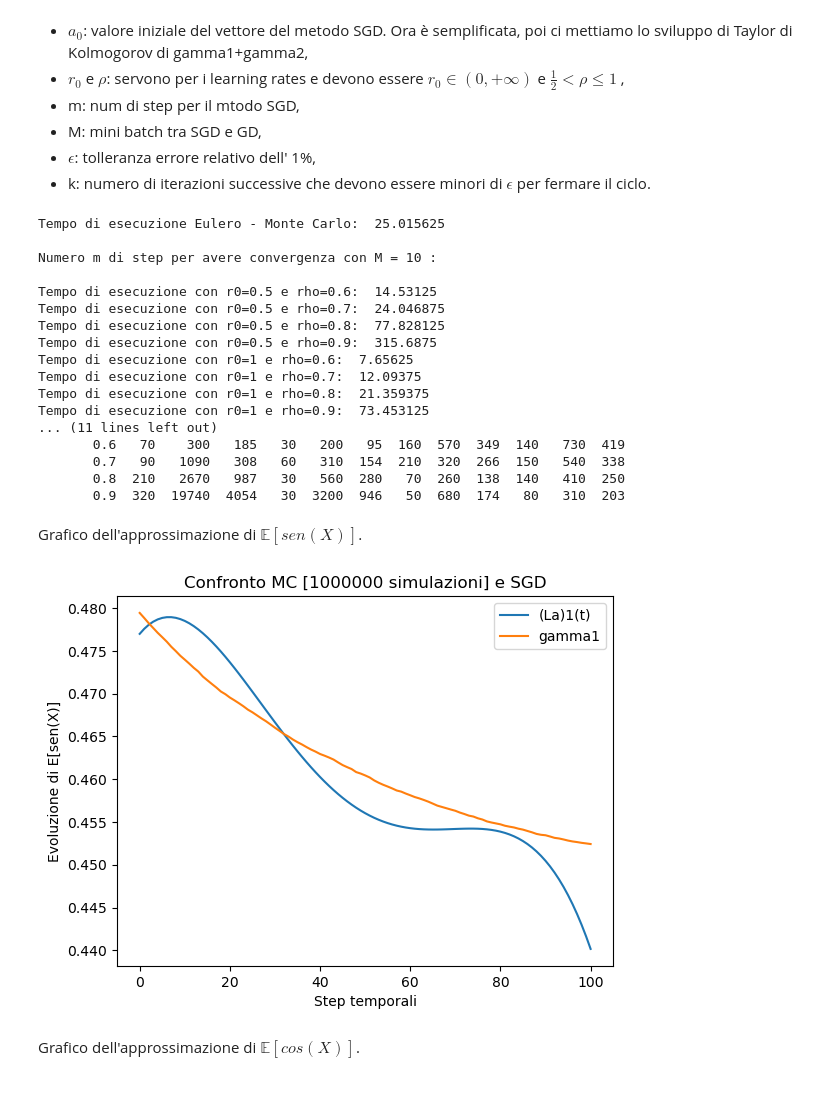
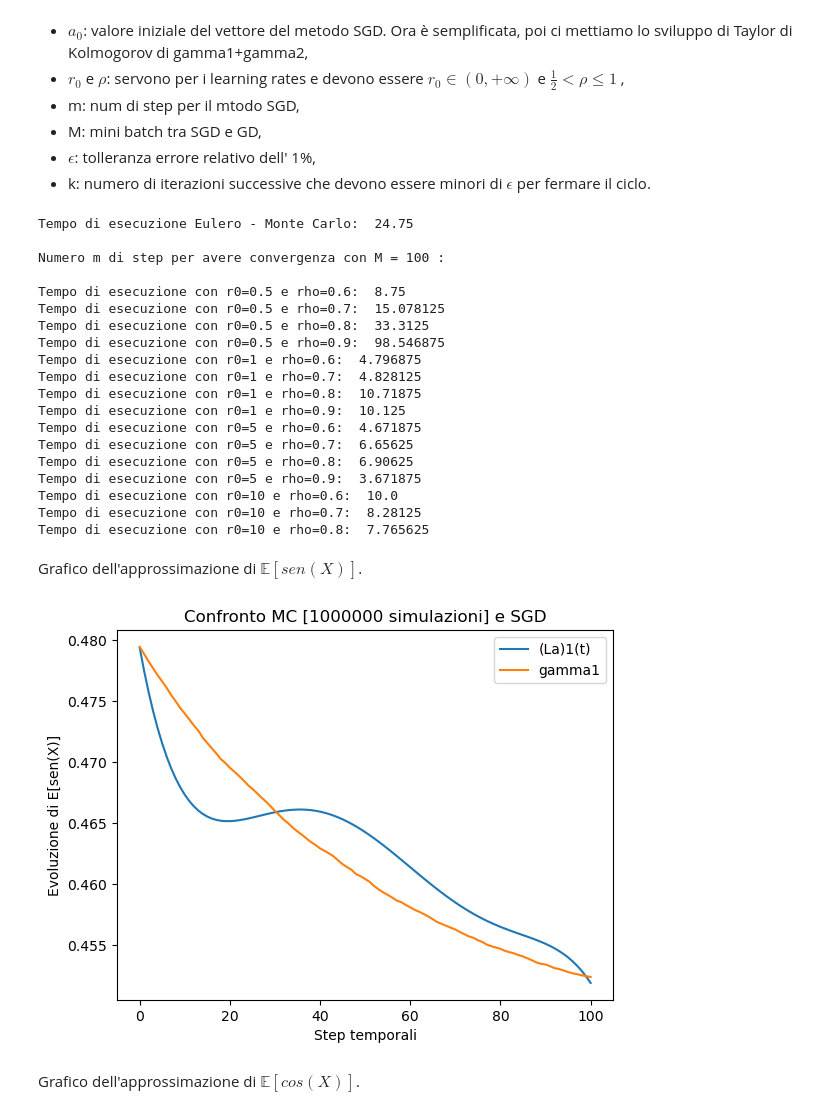
Before and after one commit to amatoandre/TESI, a Jupyter notebook: test_SGD.ipynb, the cells around one changed output. Drawn from its saved outputs; the diff is of its cells as text; code cells hidden in the pictures.

```diff
--- a/test_SGD.ipynb
+++ b/test_SGD.ipynb
@@ -241,7 +241,7 @@ if __name__ == "__main__":
     rho = [0.6, 0.7, 0.8, 0.9]
     eps = 0.01
     p = 10
-    M = 10 # 1, 10, 100, 1000, 10000
+    M = 100 # 1, 10, 100, 1000, 10000
     tipo = 'lagrange'
 
 
@@ -297,37 +297,39 @@ if __name__ == "__main__":
     print(" ")
     print(" ")
 # %% [output]
-Tempo di esecuzione Eulero - Monte Carlo:  25.015625
+Tempo di esecuzione Eulero - Monte Carlo:  24.75
 
-Numero m di step per avere convergenza con M = 10 :
+Numero m di step per avere convergenza con M = 100 :
 
-Tempo di esecuzione con r0=0.5 e rho=0.6:  14.53125
-Tempo di esecuzione con r0=0.5 e rho=0.7:  24.046875
-Tempo di esecuzione con r0=0.5 e rho=0.8:  77.828125
-Tempo di esecuzione con r0=0.5 e rho=0.9:  315.6875
-Tempo di esecuzione con r0=1 e rho=0.6:  7.65625
-Tempo di esecuzione con r0=1 e rho=0.7:  12.09375
-Tempo di esecuzione con r0=1 e rho=0.8:  21.359375
-Tempo di esecuzione con r0=1 e rho=0.9:  73.453125
-... (11 lines left out)
-       0.6   70    300   185   30   200   95  160  570  349  140   730  419
-       0.7   90   1090   308   60   310  154  210  320  266  150   540  338
-       0.8  210   2670   987   30   560  280   70  260  138  140   410  250
-       0.9  320  19740  4054   30  3200  946   50  680  174   80   310  203
+Tempo di esecuzione con r0=0.5 e rho=0.6:  8.75
+Tempo di esecuzione con r0=0.5 e rho=0.7:  15.078125
+Tempo di esecuzione con r0=0.5 e rho=0.8:  33.3125
+Tempo di esecuzione con r0=0.5 e rho=0.9:  98.546875
+Tempo di esecuzione con r0=1 e rho=0.6:  4.796875
+Tempo di esecuzione con r0=1 e rho=0.7:  4.828125
+Tempo di esecuzione con r0=1 e rho=0.8:  10.71875
+Tempo di esecuzione con r0=1 e rho=0.9:  10.125
+Tempo di esecuzione con r0=5 e rho=0.6:  4.671875
+Tempo di esecuzione con r0=5 e rho=0.7:  6.65625
+Tempo di esecuzione con r0=5 e rho=0.8:  6.90625
+Tempo di esecuzione con r0=5 e rho=0.9:  3.671875
+Tempo di esecuzione con r0=10 e rho=0.6:  10.0
+Tempo di esecuzione con r0=10 e rho=0.7:  8.28125
+Tempo di esecuzione con r0=10 e rho=0.8:  7.765625
 # %% [markdown]
 Grafico dell'approssimazione di $\mathbb{E}[sen(X)]$.
 # %%
 fig = plt.figure()
 plt.title("Confronto MC [" + str(M1) + " simulazioni] e SGD")
 plt.xlabel("Step temporali")
 plt.ylabel("Evoluzione di E[sen(X)]")
 # plt.ylim(0.4, 0.6) # se non c'è il grafico è molto zoomato
-plt.plot(np.dot(A1[3], g), label='(La)1(t)')
+plt.plot(np.dot(A1[11], g), label='(La)1(t)')
 plt.plot(gamma1, label='gamma1')
 plt.legend()
 plt.show()
 # %% [output]
-[figure, old version]
+[figure, new version]
 # %% [markdown]
 Grafico dell'approssimazione di $\mathbb{E}[cos(X)]$.
 # %%
```
Also changed, not shown: parts of 1 cell of this notebook.
